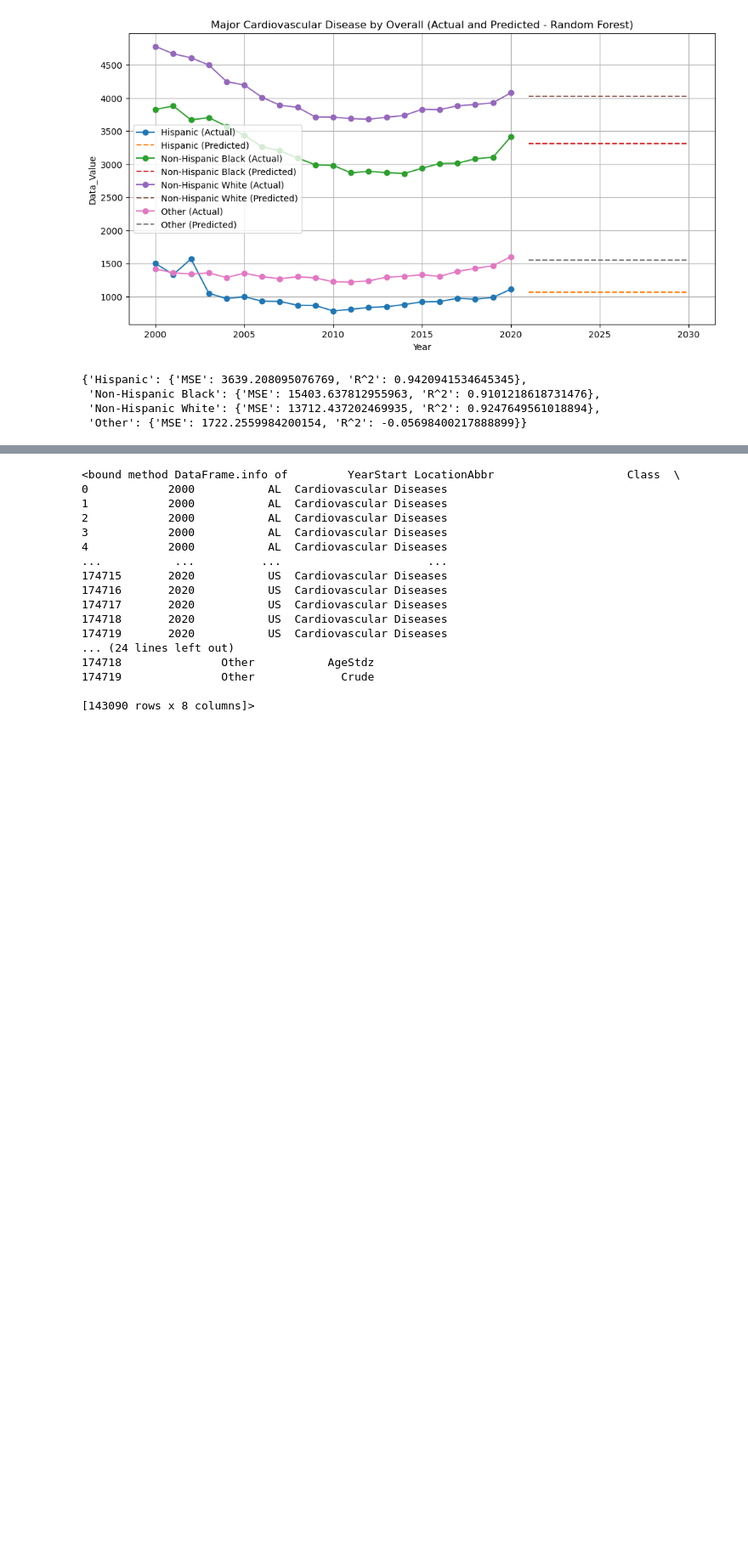
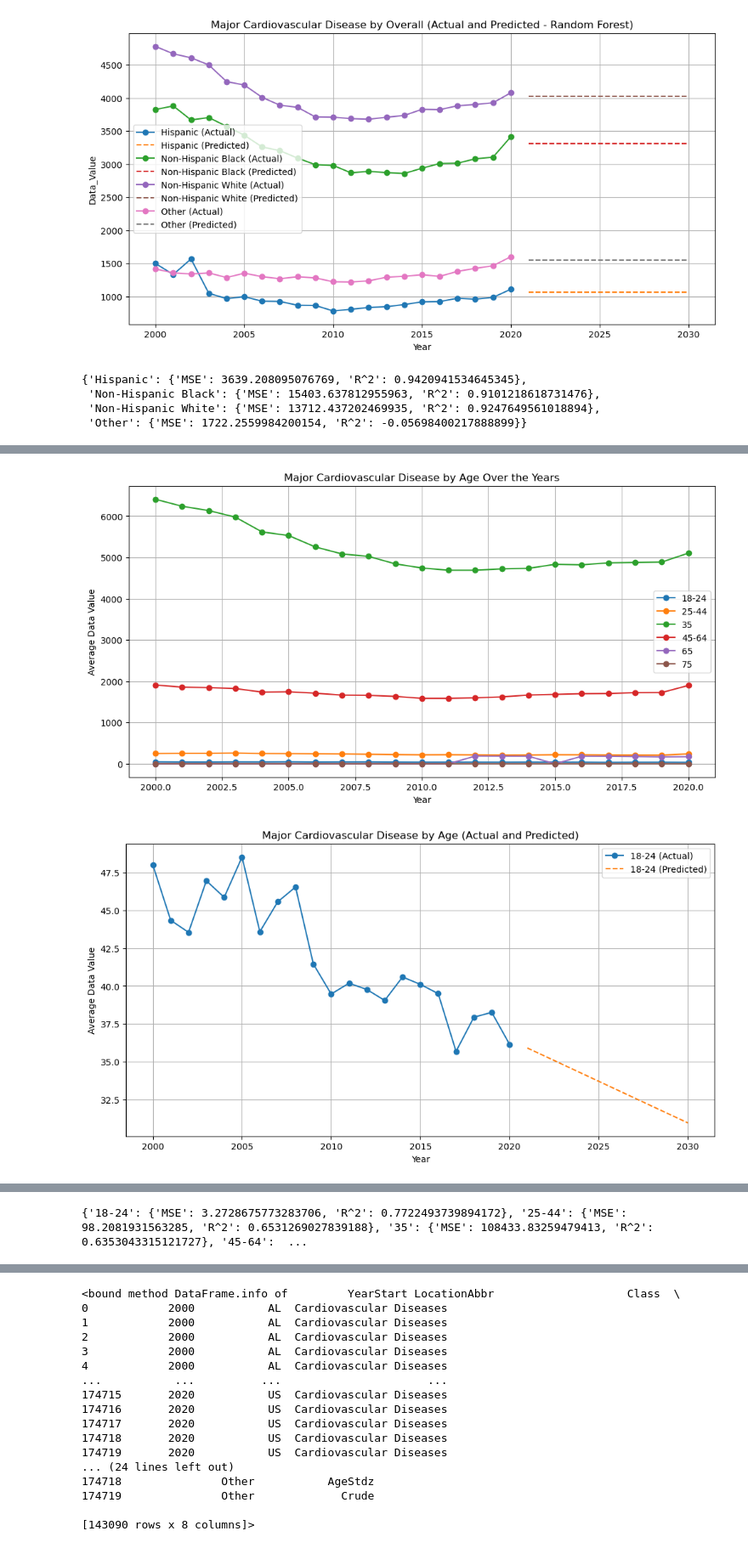
Before and after one commit to GrigoriyIsayev/group_5_challenge_2_cardio, a Jupyter notebook: Cardio_disease_Nadia.ipynb, the cells around one changed output, grey strips where cells are left out. Shown at 85% size. Cells and saved outputs as stored; diff of their text form; code cells hidden in the pictures; blank space fills up the shorter version.

```diff
--- a/Cardio_disease_Nadia.ipynb
+++ b/Cardio_disease_Nadia.ipynb
@@ -612,0 +605,6 @@ accuracy_results
+# %%
+accuracy_age_linear = analyze_and_predict_linear(age_filtered_df, 'Major Cardiovascular Disease', 'Break_Out', 'Data_Value','Age')
+print(accuracy_age_linear)
+# %% [output]
+[figure, added]
+[figure, added]
@@ -612,0 +616 @@ accuracy_results
+{'18-24': {'MSE': 3.2728675773283706, 'R^2': 0.7722493739894172}, '25-44': {'MSE': 98.2081931563285, 'R^2': 0.6531269027839188}, '35': {'MSE': 108433.83259479413, 'R^2': 0.6353043315121727}, '45-64':  ...
```
Also changed, not shown: parts of 5 cells of this notebook.
